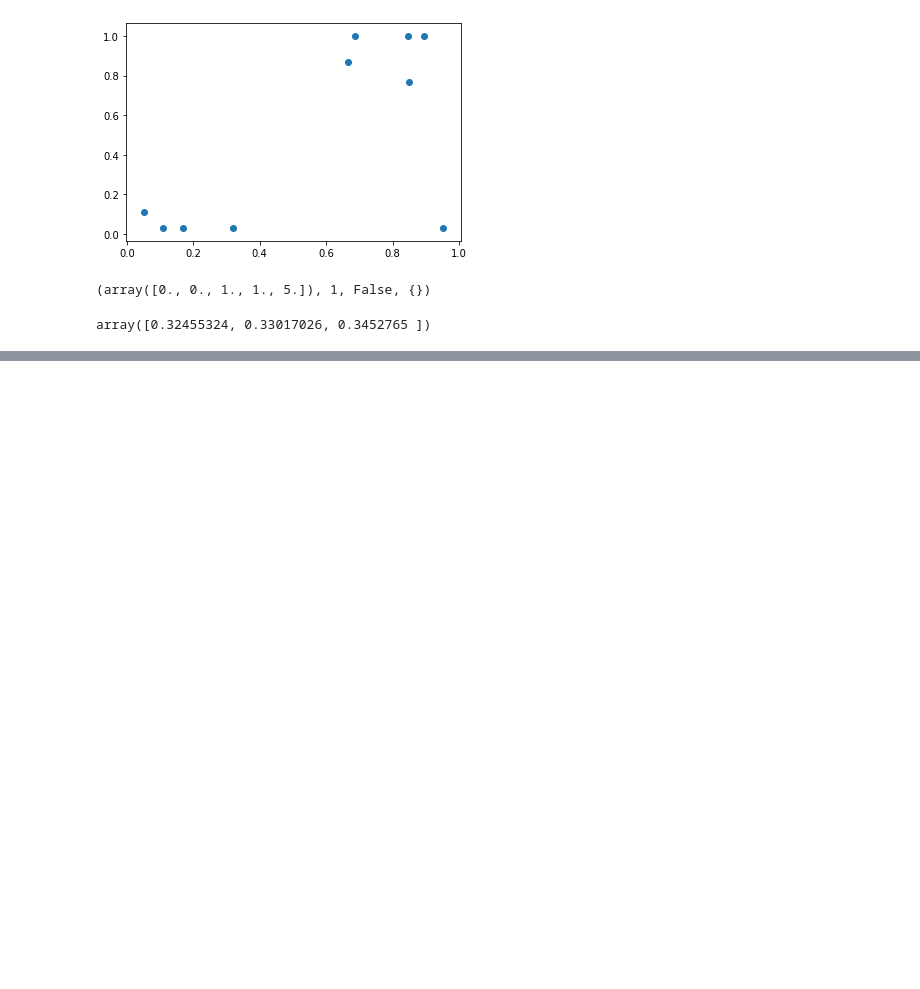
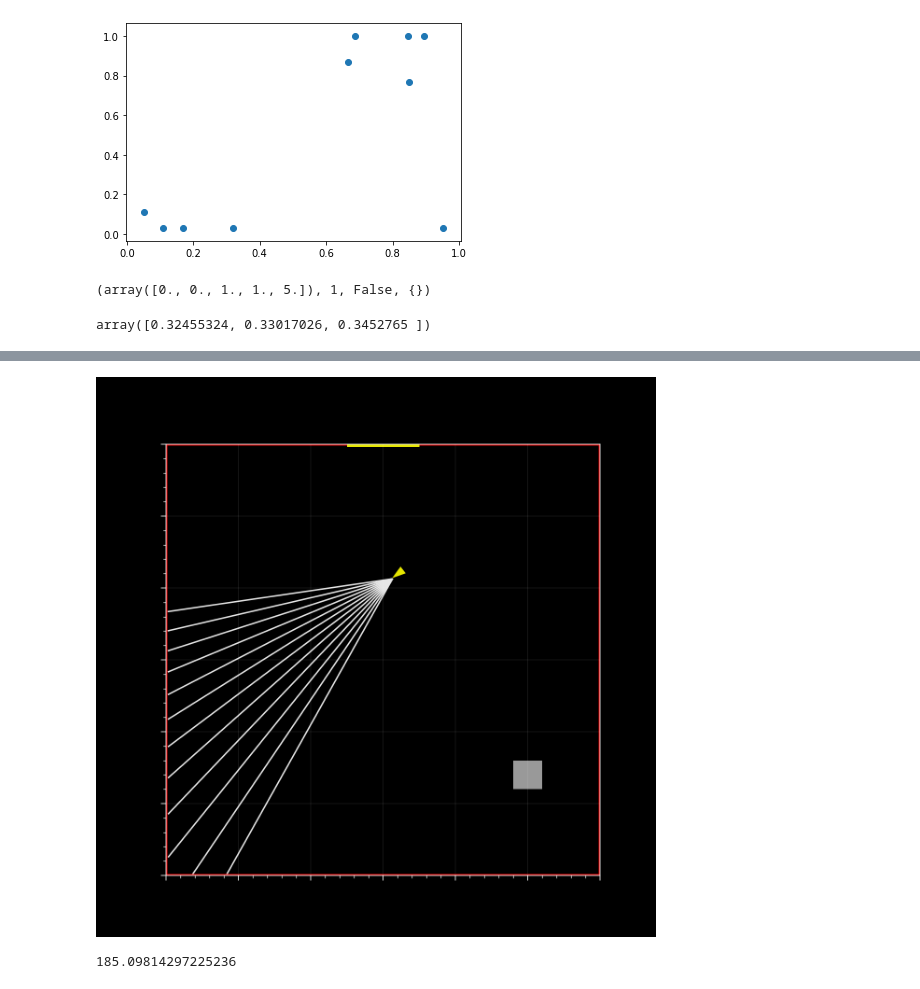
Before and after one commit to liuandrew/training-rl-algo, a Jupyter notebook: write_and_test/manual_testing.ipynb, the cells around one changed output, grey strips where cells are left out. Saved outputs shown, nothing was run; the diff lists cells and outputs as text; code cells hidden in the pictures; blank space fills up the shorter version.

```diff
--- a/write_and_test/manual_testing.ipynb
+++ b/write_and_test/manual_testing.ipynb
@@ -172,0 +178,19 @@ array([0.32455324, 0.33017026, 0.3452765 ])
+# %%
+
+env_kwargs = {'num_objects': 0, 'rew_structure': 'goal',
+              'task_structure': 2, 'wall_colors': 1, 'num_rays': 12, 'fov': 1,
+              'poster': 1, 'auxiliary_tasks': [3, 2], 'auxiliary_task_args': [None, 4],
+              'character_reset_pos': 1}
+# env = gym.make('NavEnv-v0', **kwargs)
+envs = make_vec_envs('NavEnv-v0', 0, 1, 0.99, '/tmp/gym/', torch.device('cpu'),
+                     False, capture_video=False, env_kwargs=env_kwargs)
+model = Policy(envs.observation_space.shape, envs.action_space,
+               base='FlexBase', base_kwargs={'hidden_size': 4, 'auxiliary_heads': [[-1, 0, 1]]})
+
+obs = envs.reset()
+rnn_hxs = torch.zeros(model.recurrent_hidden_state_size).view(1, -1)
+masks = torch.ones([1, 1])
+
+# model.base(obs, rnn_hxs, masks)
+model.act(obs, rnn_hxs, masks)
+envs.step(torch.tensor([[1]]))
@@ -172,0 +204,2 @@ array([0.32455324, 0.33017026, 0.3452765 ])
+# %%
+envs.step(torch.tensor([[1]]))
@@ -172,0 +215,8 @@ array([0.32455324, 0.33017026, 0.3452765 ])
+# %%
+envs.get_attr('render')[0]()
+# %% [output]
+[figure, added]
+# %%
+np.linalg.norm(envs.get_attr('character')[0].pos - envs.get_attr('boxes')[0][-1].center)
+# %% [output]
+185.09814297225236
```
Also changed, not shown: parts of 5 cells of this notebook, 3 other files.
